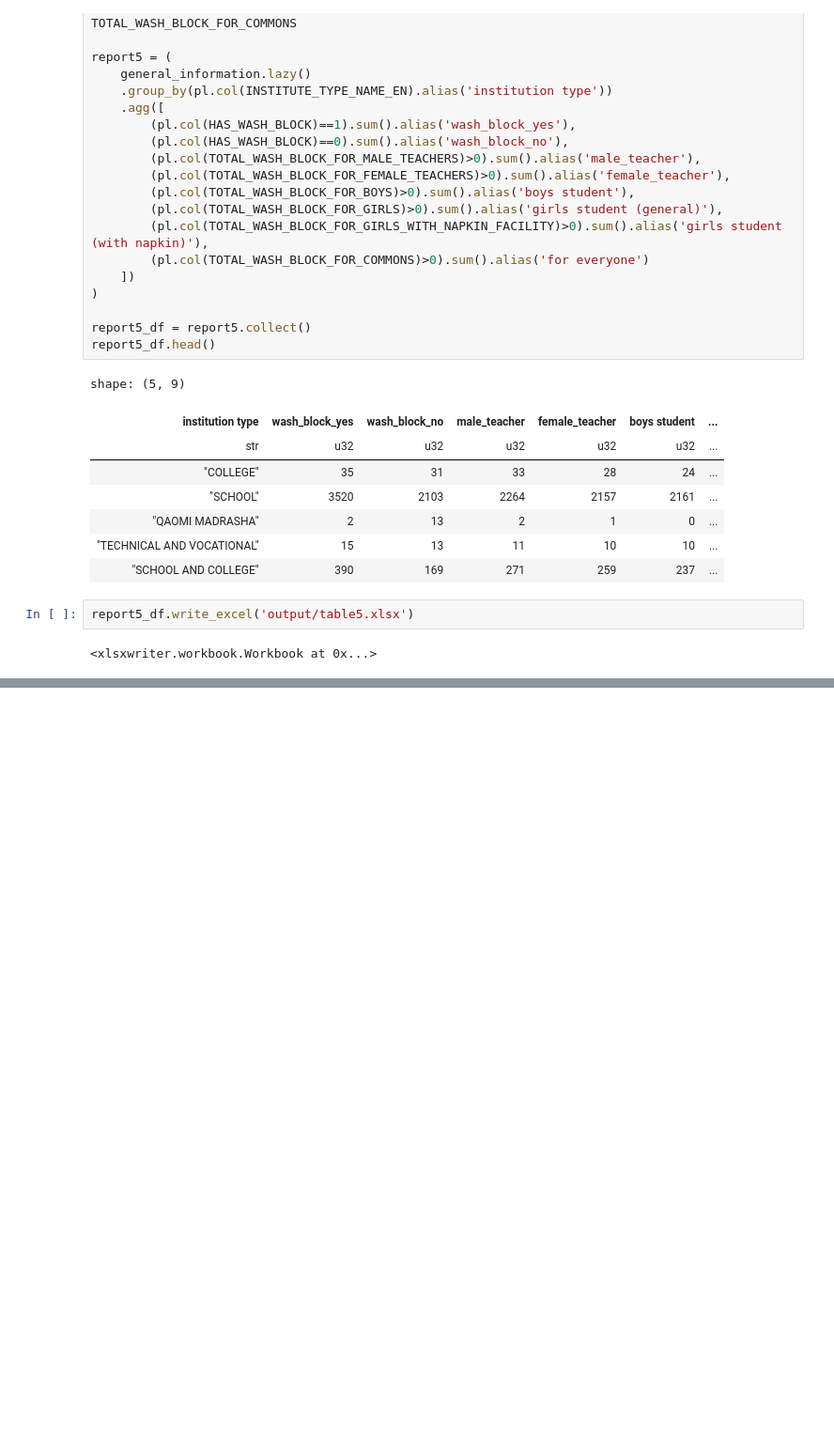
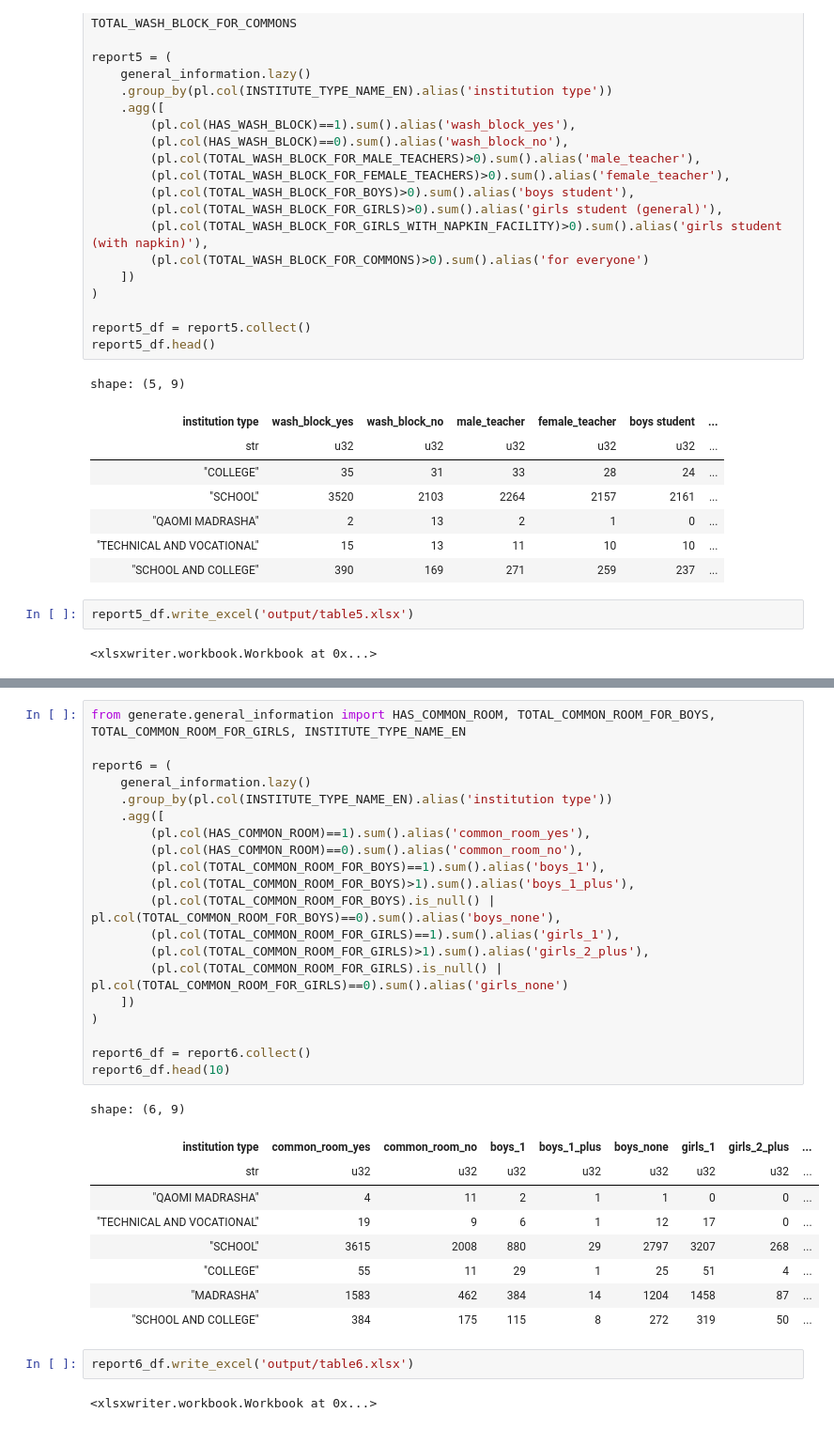
Before and after one commit to monjurmorshed793/sedp-reports, a Jupyter notebook: src/sedp_reports/pbgsi-report.ipynb, the cells around one changed output, grey strips where cells are left out. Shown at 94% size. Drawn from its saved outputs; the diff is of its cells as text; blank space fills up the shorter version.

Commit message:
table 6 report added

```diff
--- a/src/sedp_reports/pbgsi-report.ipynb
+++ b/src/sedp_reports/pbgsi-report.ipynb
@@ -452,0 +455,34 @@ report5_df.write_excel('output/table5.xlsx')
+# %%
+from generate.general_information import HAS_COMMON_ROOM, TOTAL_COMMON_ROOM_FOR_BOYS, TOTAL_COMMON_ROOM_FOR_GIRLS, INSTITUTE_TYPE_NAME_EN
+
+report6 = (
+    general_information.lazy()
+    .group_by(pl.col(INSTITUTE_TYPE_NAME_EN).alias('institution type'))
+    .agg([
+        (pl.col(HAS_COMMON_ROOM)==1).sum().alias('common_room_yes'),
+        (pl.col(HAS_COMMON_ROOM)==0).sum().alias('common_room_no'),
+        (pl.col(TOTAL_COMMON_ROOM_FOR_BOYS)==1).sum().alias('boys_1'),
+        (pl.col(TOTAL_COMMON_ROOM_FOR_BOYS)>1).sum().alias('boys_1_plus'),
+        (pl.col(TOTAL_COMMON_ROOM_FOR_BOYS).is_null() | pl.col(TOTAL_COMMON_ROOM_FOR_BOYS)==0).sum().alias('boys_none'),
+        (pl.col(TOTAL_COMMON_ROOM_FOR_GIRLS)==1).sum().alias('girls_1'),
+        (pl.col(TOTAL_COMMON_ROOM_FOR_GIRLS)>1).sum().alias('girls_2_plus'),
+        (pl.col(TOTAL_COMMON_ROOM_FOR_GIRLS).is_null() | pl.col(TOTAL_COMMON_ROOM_FOR_GIRLS)==0).sum().alias('girls_none')
+    ])
+)
+
+report6_df = report6.collect()
+report6_df.head(10)
+# %% [output]
+shape: (6, 9)
+| institution type | common_room_yes | common_room_no | boys_1 | boys_1_plus | boys_none | girls_1 | girls_2_plus | ... |
+| str | u32 | u32 | u32 | u32 | u32 | u32 | u32 | ... |
+| "QAOMI MADRASHA" | 4 | 11 | 2 | 1 | 1 | 0 | 0 | ... |
+| "TECHNICAL AND VOCATIONAL" | 19 | 9 | 6 | 1 | 12 | 17 | 0 | ... |
+| "SCHOOL" | 3615 | 2008 | 880 | 29 | 2797 | 3207 | 268 | ... |
+| "COLLEGE" | 55 | 11 | 29 | 1 | 25 | 51 | 4 | ... |
+| "MADRASHA" | 1583 | 462 | 384 | 14 | 1204 | 1458 | 87 | ... |
+| "SCHOOL AND COLLEGE" | 384 | 175 | 115 | 8 | 272 | 319 | 50 | ... |
+# %%
+report6_df.write_excel('output/table6.xlsx')
+# %% [output]
+<xlsxwriter.workbook.Workbook at 0x...>
```
Also changed, not shown: parts of 1 cell of this notebook.
